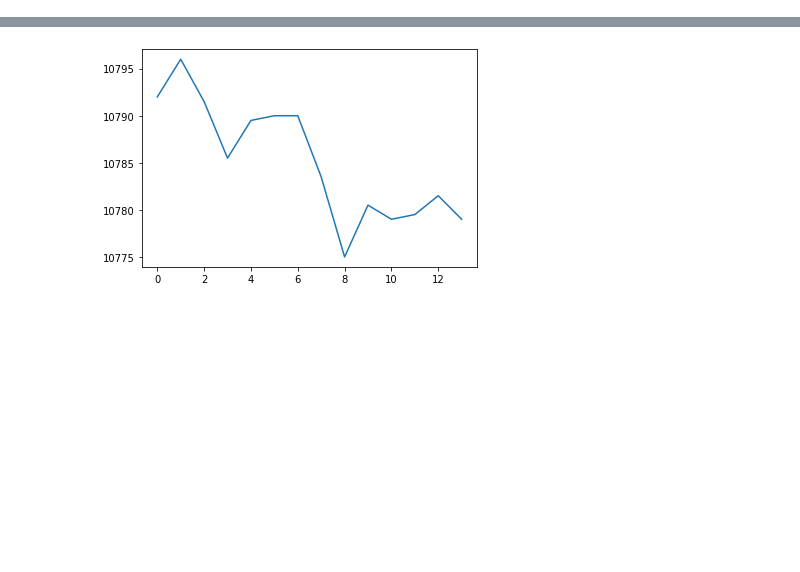
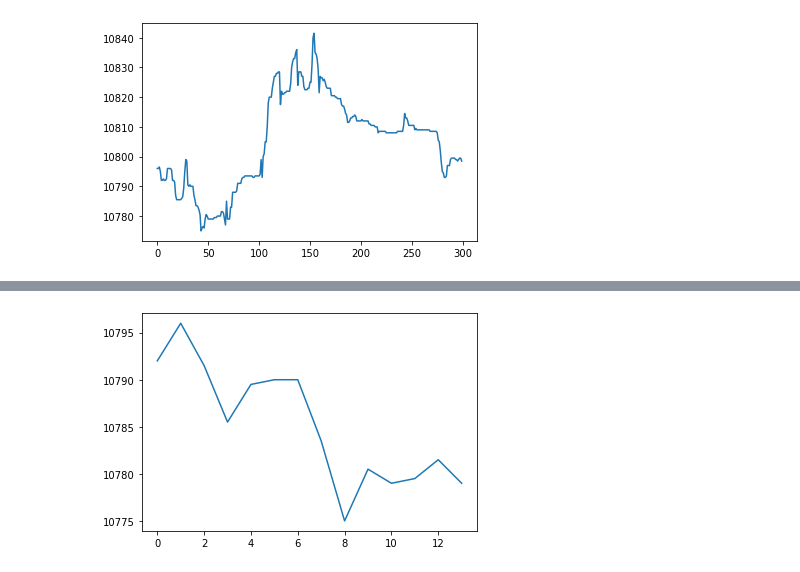
Before and after one commit to yasstake/ftxmmf, a Jupyter notebook: notebook/board_merge.ipynb, the cells around one changed output, grey strips where cells are left out. Cells and saved outputs as stored; diff of their text form; code cells hidden in the pictures; blank space fills up the shorter version.

Commit message:
implement mergemethod

```diff
--- a/notebook/board_merge.ipynb
+++ b/notebook/board_merge.ipynb
@@ -2,8 +2,9 @@
 from exchange.board import *
 from matplotlib import pyplot as plt
 # %%
-files = (
-    'BB-2020-10-01T00-09-41.084127Z.log.gz',
+root_path = '../DATA/BB/10/'
+
+files = ('BB-2020-10-01T00-09-41.084127Z.log.gz',
     'BB-2020-10-01T01-00-58.670877Z.log.gz',
     'BB-2020-10-01T01-53-02.064144Z.log.gz',
     'BB-2020-10-01T02-44-49.406307Z.log.gz',
@@ -16,11 +17,3 @@ files = (
     'BB-2020-10-01T08-45-42.229831Z.log.gz',
     'BB-2020-10-01T09-37-01.732325Z.log.gz',
     'BB-2020-10-01T10-28-16.647548Z.log.gz')
-
-root_path = '../DATA/BB/10/'
-
-history = load_file(root_path + files[0])
-history.setup_dollar_bar()
-
-print(history.start_time)
-print(history.end_time)
@@ -29,0 +20,13 @@ print(history.end_time)
+# %%
+history1 = load_file(root_path+files[0])
+history2 = load_file(root_path+files[1])
+history3 = load_file(root_path+files[2])
+history4 = load_file(root_path+files[3])
+# %%
+history1.merge_log(history2)
+history1.setup_dollar_bar(tick_vol=1)
+history1.update_price()
+history1.update_q_value()
+print(len(history1.dollar_bar))
+
+history1.dollar_bar
@@ -29,0 +168,5 @@ print(history.end_time)
+# %%
+plt.plot(history1.dollar_bar['close'])
+plt.show()
+# %% [output]
+[figure, added]
```
Also changed, not shown: parts of 9 cells of this notebook, 2 other files.
